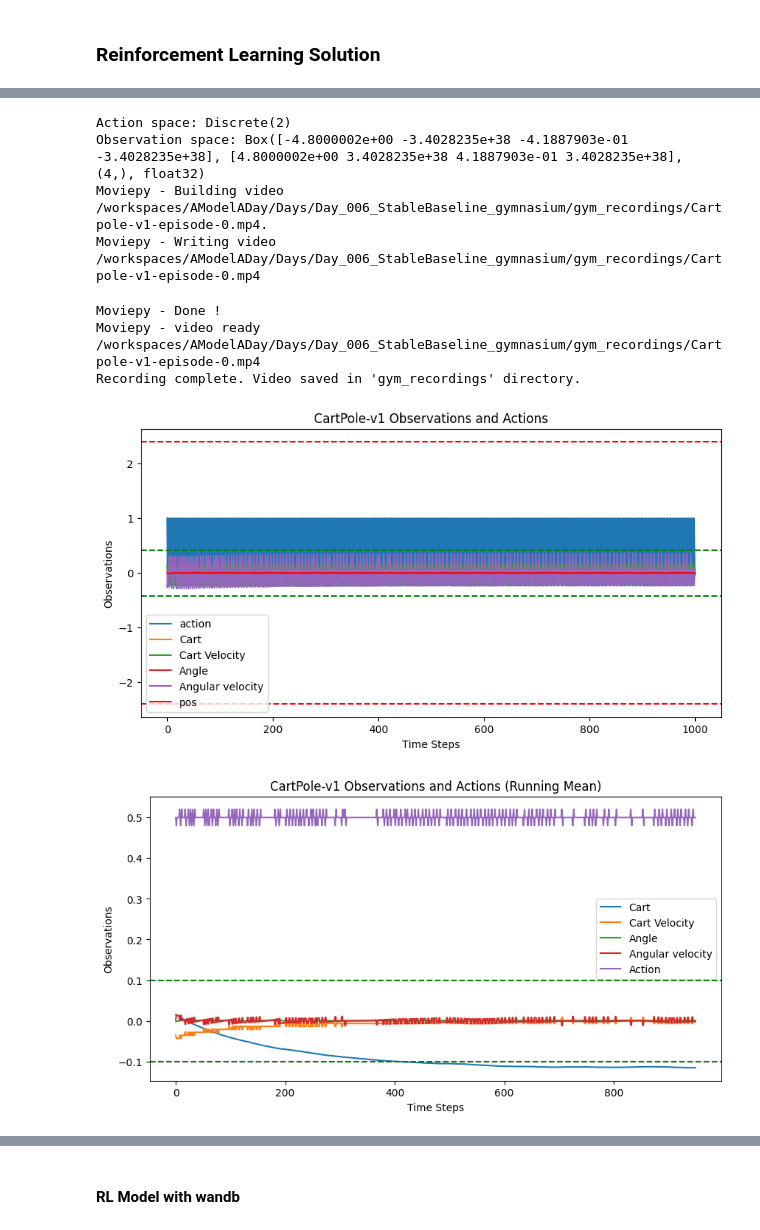
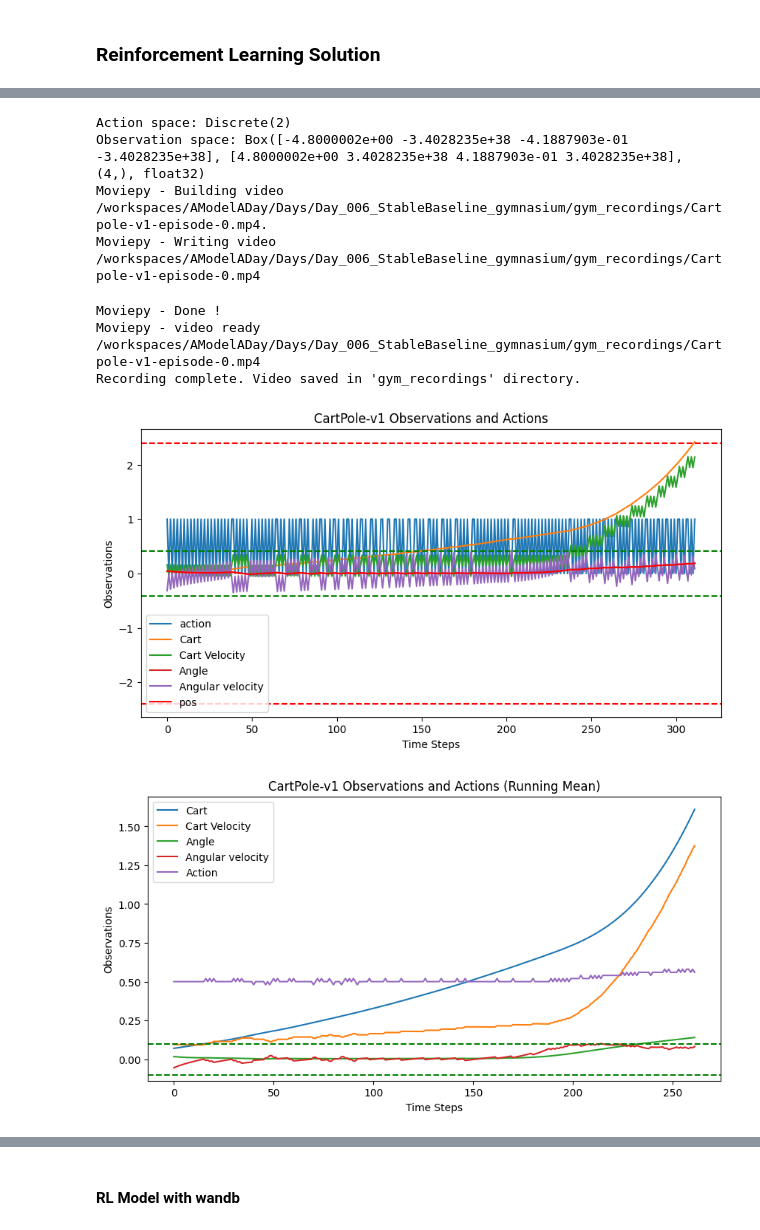
Before and after one commit to frizzerdk/AModelADay, a Jupyter notebook: Days/Day_006_StableBaseline_gymnasium/Day6.ipynb, the cells around one changed output, grey strips where cells are left out. Drawn from its saved outputs; the diff is of its cells as text; code cells hidden in the pictures.

```diff
--- a/Days/Day_006_StableBaseline_gymnasium/Day6.ipynb
+++ b/Days/Day_006_StableBaseline_gymnasium/Day6.ipynb
@@ -160,7 +160,7 @@ env = gym.make('CartPole-v1', render_mode='rgb_array',max_episode_steps=1000)
 # Train a SB3 model
 # Disable the video recording
 model = sb3.PPO("MlpPolicy", env, verbose =1)
-model.learn(total_timesteps=100000)
+model.learn(total_timesteps=10000)
 
 
 video_dir = "gym_recordings"
@@ -251,13 +251,13 @@ Wrapping the env in a DummyVecEnv.
 ------------------------------------------
 Action space: Discrete(2)
 Observation space: Box([-4.8000002e+00 -3.4028235e+38 -4.1887903e-01 -3.4028235e+38], [4.8000002e+00 3.4028235e+38 4.1887903e-01 3.4028235e+38], (4,), float32)
 Moviepy - Building video /workspaces/AModelADay/Days/Day_006_StableBaseline_gymnasium/gym_recordings/Cartpole-v1-episode-0.mp4.
 Moviepy - Writing video /workspaces/AModelADay/Days/Day_006_StableBaseline_gymnasium/gym_recordings/Cartpole-v1-episode-0.mp4
 Moviepy - Done !
 Moviepy - video ready /workspaces/AModelADay/Days/Day_006_StableBaseline_gymnasium/gym_recordings/Cartpole-v1-episode-0.mp4
 Recording complete. Video saved in 'gym_recordings' directory.
-[figure, old version]
+[figure, new version]
-[figure, old version]
+[figure, new version]
 [interactive output not drawn]
 # %% [markdown]
 #### RL Model with wandb
```
Also changed, not shown: parts of 6 cells of this notebook, 11 other files.
